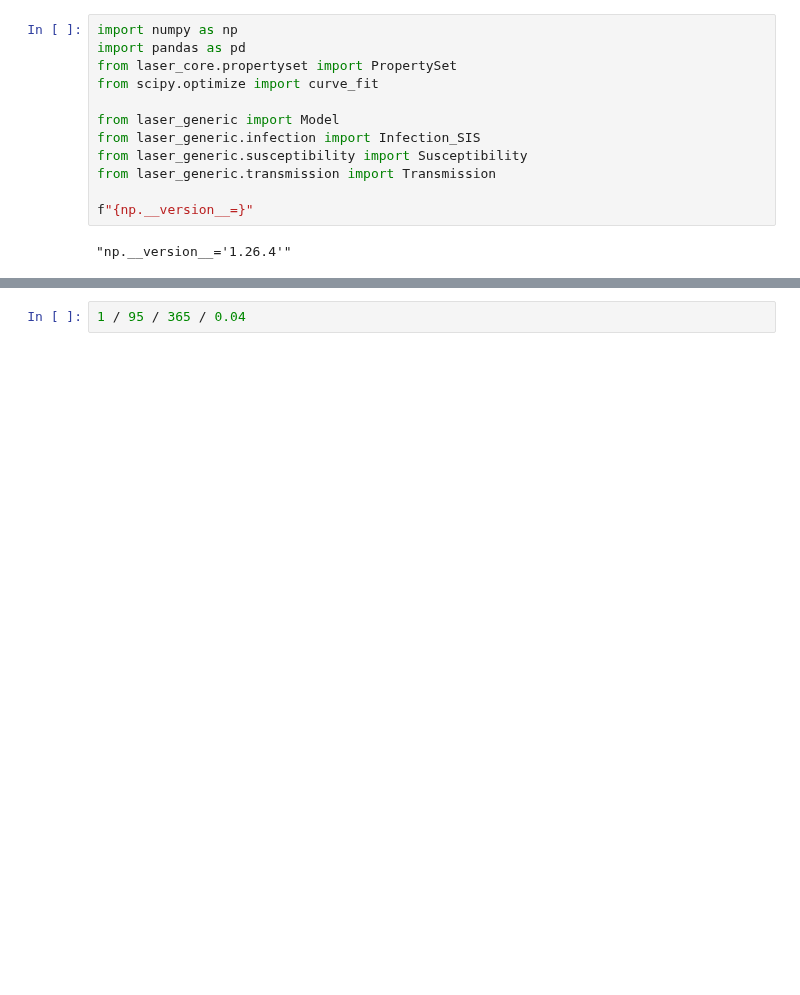
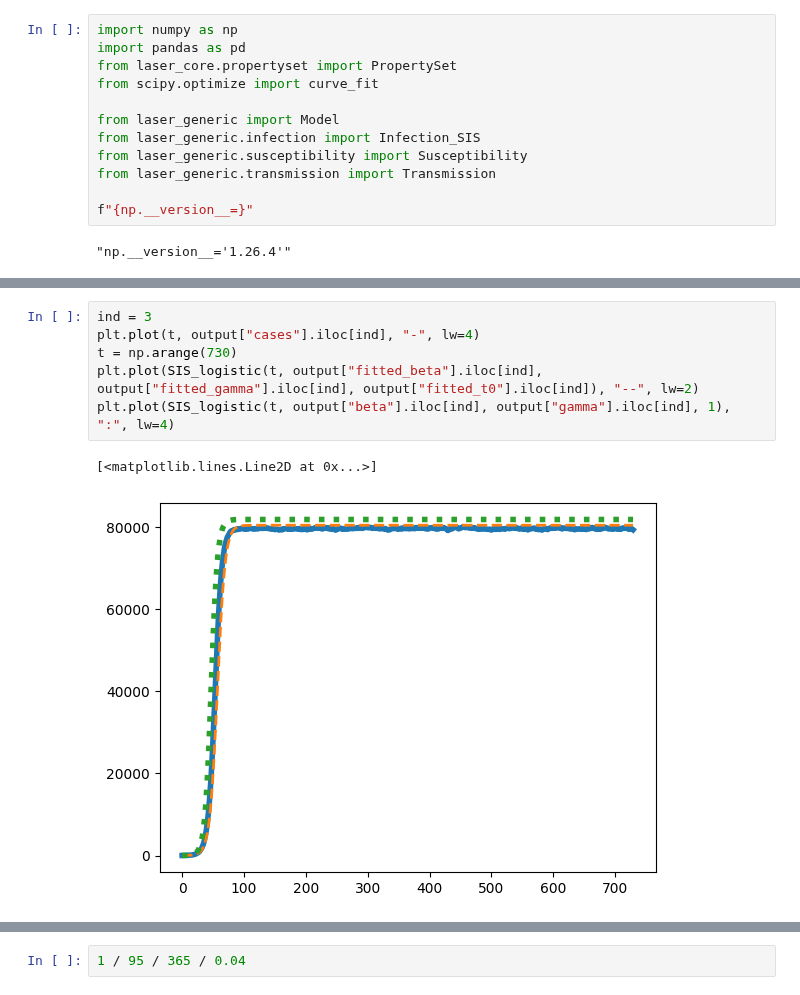
Before and after one commit to InstituteforDiseaseModeling/laser-generic, a Jupyter notebook: notebooks/example_SIS_nobirths.ipynb, the cells around one changed output, grey strips where cells are left out. Drawn from its saved outputs; the diff is of its cells as text; blank space fills up the shorter version.

```diff
--- a/notebooks/example_SIS_nobirths.ipynb
+++ b/notebooks/example_SIS_nobirths.ipynb
@@ -53,2 +234,11 @@ plt.plot(t,
+# %%
+ind = 3
+plt.plot(t, output["cases"].iloc[ind], "-", lw=4)
+t = np.arange(730)
+plt.plot(SIS_logistic(t, output["fitted_beta"].iloc[ind], output["fitted_gamma"].iloc[ind], output["fitted_t0"].iloc[ind]), "--", lw=2)
+plt.plot(SIS_logistic(t, output["beta"].iloc[ind], output["gamma"].iloc[ind], 1), ":", lw=4)
+# %% [output]
+[<matplotlib.lines.Line2D at 0x...>]
+[figure, added]
 # %%
 # %% [output]
```
Also changed, not shown: parts of 12 cells of this notebook, 6 other files.
